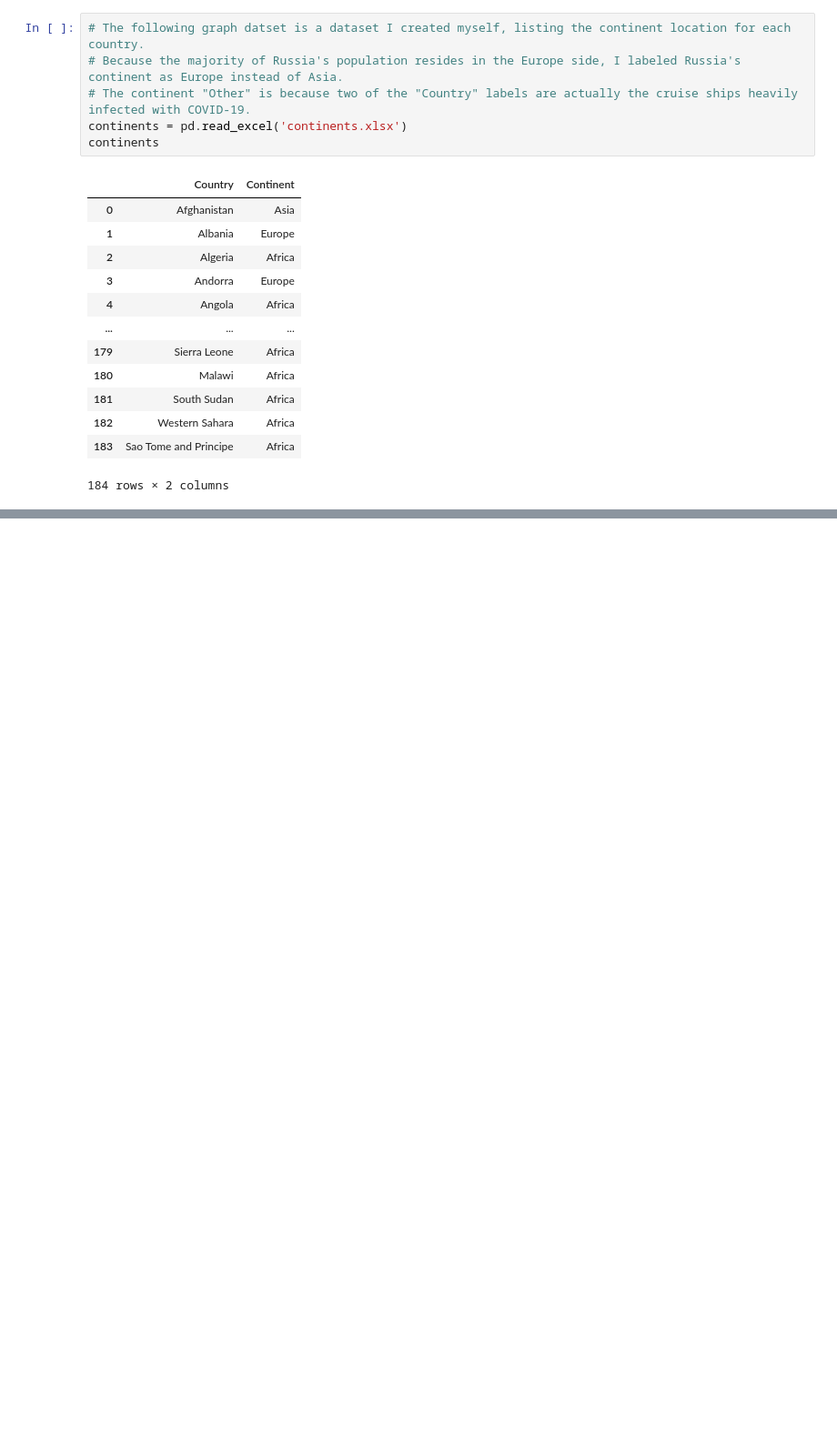
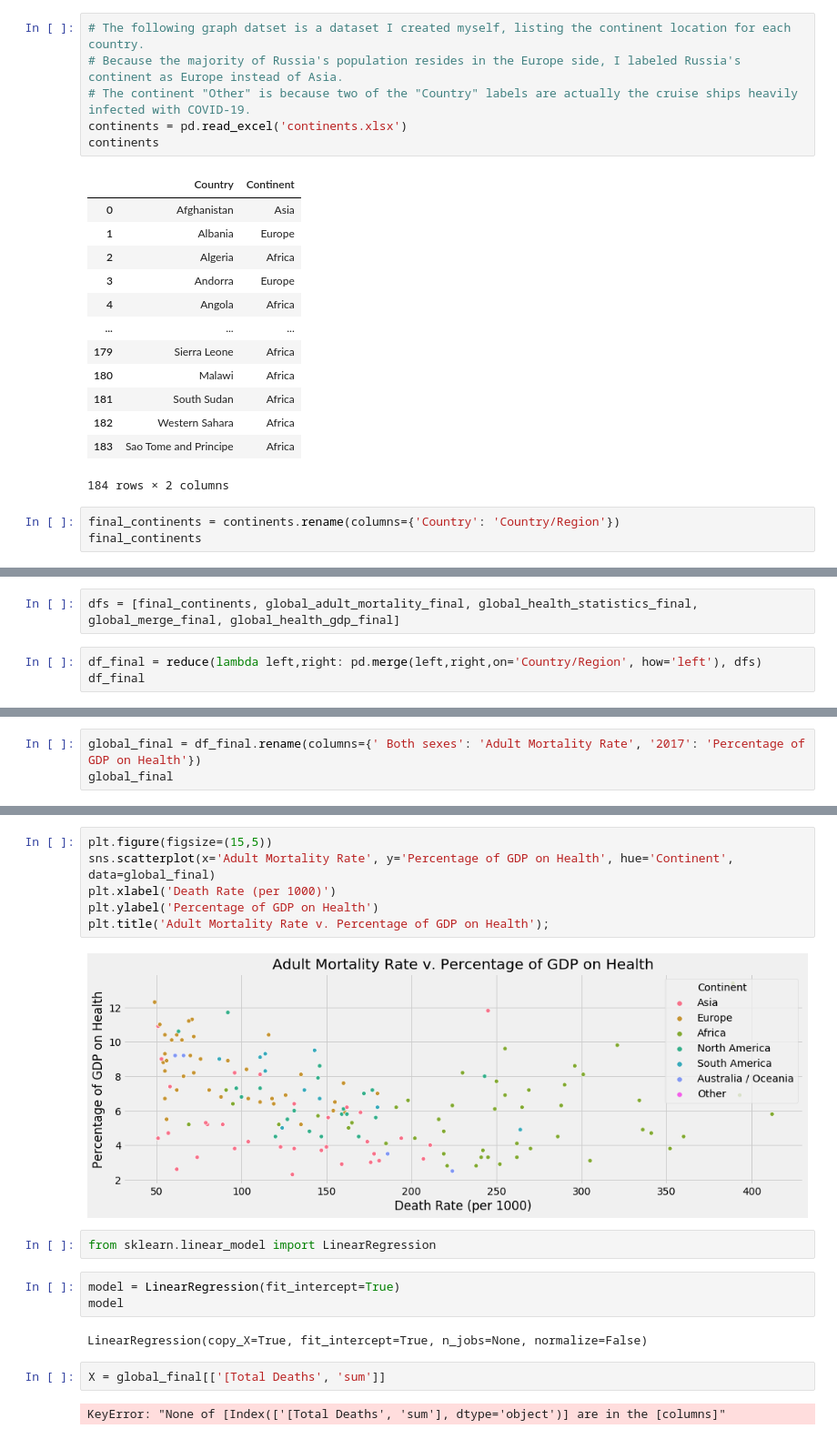
Before and after one commit to kfasola/Fasola_Final_Project, a Jupyter notebook: Fasola - Final Project.ipynb, the cells around one changed output, grey strips where cells are left out. Shown at 91% size. Saved outputs shown, nothing was run; the diff lists cells and outputs as text; blank space fills up the shorter version.

```diff
--- a/Fasola - Final Project.ipynb
+++ b/Fasola - Final Project.ipynb
@@ -726,3 +728,6 @@ continents
 | 182 | Western Sahara | Africa |
 | 183 | Sao Tome and Principe | Africa |
 184 rows × 2 columns
+# %%
+final_continents = continents.rename(columns={'Country': 'Country/Region'})
+final_continents
@@ -728,0 +748,5 @@ continents
+# %%
+dfs = [final_continents, global_adult_mortality_final, global_health_statistics_final, global_merge_final, global_health_gdp_final]
+# %%
+df_final = reduce(lambda left,right: pd.merge(left,right,on='Country/Region', how='left'), dfs)
+df_final
@@ -728,0 +779,3 @@ continents
+# %%
+global_final = df_final.rename(columns={' Both sexes': 'Adult Mortality Rate', '2017': 'Percentage of GDP on Health'})
+global_final
@@ -728,0 +808,19 @@ continents
+# %%
+plt.figure(figsize=(15,5))
+sns.scatterplot(x='Adult Mortality Rate', y='Percentage of GDP on Health', hue='Continent', data=global_final)
+plt.xlabel('Death Rate (per 1000)')
+plt.ylabel('Percentage of GDP on Health')
+plt.title('Adult Mortality Rate v. Percentage of GDP on Health');
+# %% [output]
+[figure, added]
+# %%
+from sklearn.linear_model import LinearRegression
+# %%
+model = LinearRegression(fit_intercept=True)
+model
+# %% [output]
+LinearRegression(copy_X=True, fit_intercept=True, n_jobs=None, normalize=False)
+# %%
+X = global_final[['[Total Deaths', 'sum']]
+# %% [output]
+KeyError: "None of [Index(['[Total Deaths', 'sum'], dtype='object')] are in the [columns]"
```
Also changed, not shown: parts of 8 cells of this notebook.
